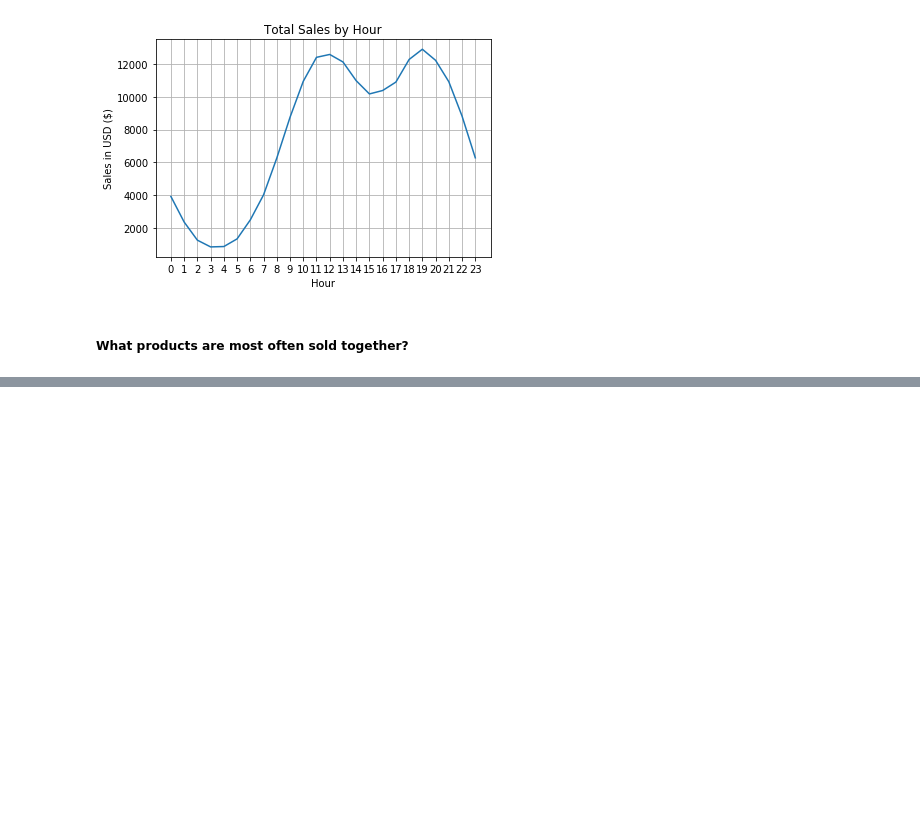
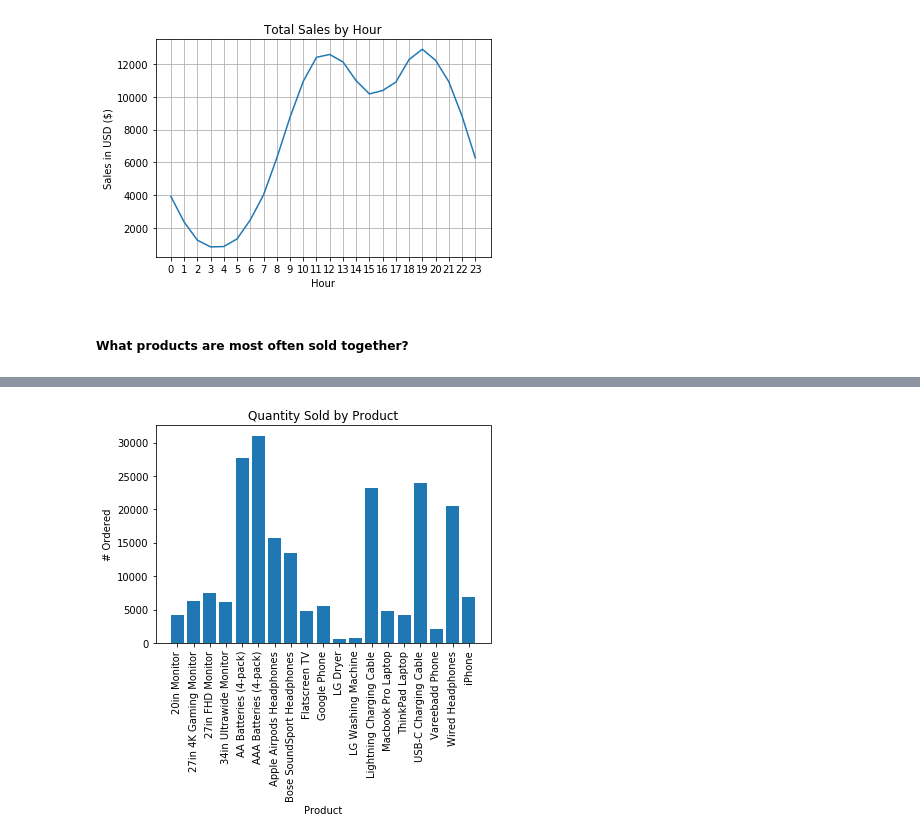
Before and after one commit to p15182028/Pandas-Data-Science-Tasks, a Jupyter notebook: Sales Analysis.ipynb, the cells around one changed output, grey strips where cells are left out. Saved outputs shown, nothing was run; the diff lists cells and outputs as text; code cells hidden in the pictures; blank space fills up the shorter version.

```diff
--- a/Sales Analysis.ipynb
+++ b/Sales Analysis.ipynb
@@ -327,0 +406,5 @@ plt.show()
+# %%
+product_grouped = all_data.groupby('Product')
+quantity_ordered = product_grouped['Product', 'Quantity Ordered'].sum().reset_index()
+
+quantity_ordered.sort_values('Quantity Ordered', ascending=False)
@@ -327,0 +429,9 @@ plt.show()
+# %%
+plt.bar(quantity_ordered['Product'], quantity_ordered['Quantity Ordered'])
+plt.xlabel('Product')
+plt.ylabel('# Ordered')
+plt.xticks(rotation = 'vertical')
+plt.title('Quantity Sold by Product')
+plt.show()
+# %% [output]
+[figure, added]
```
Also changed, not shown: parts of 10 cells of this notebook.
